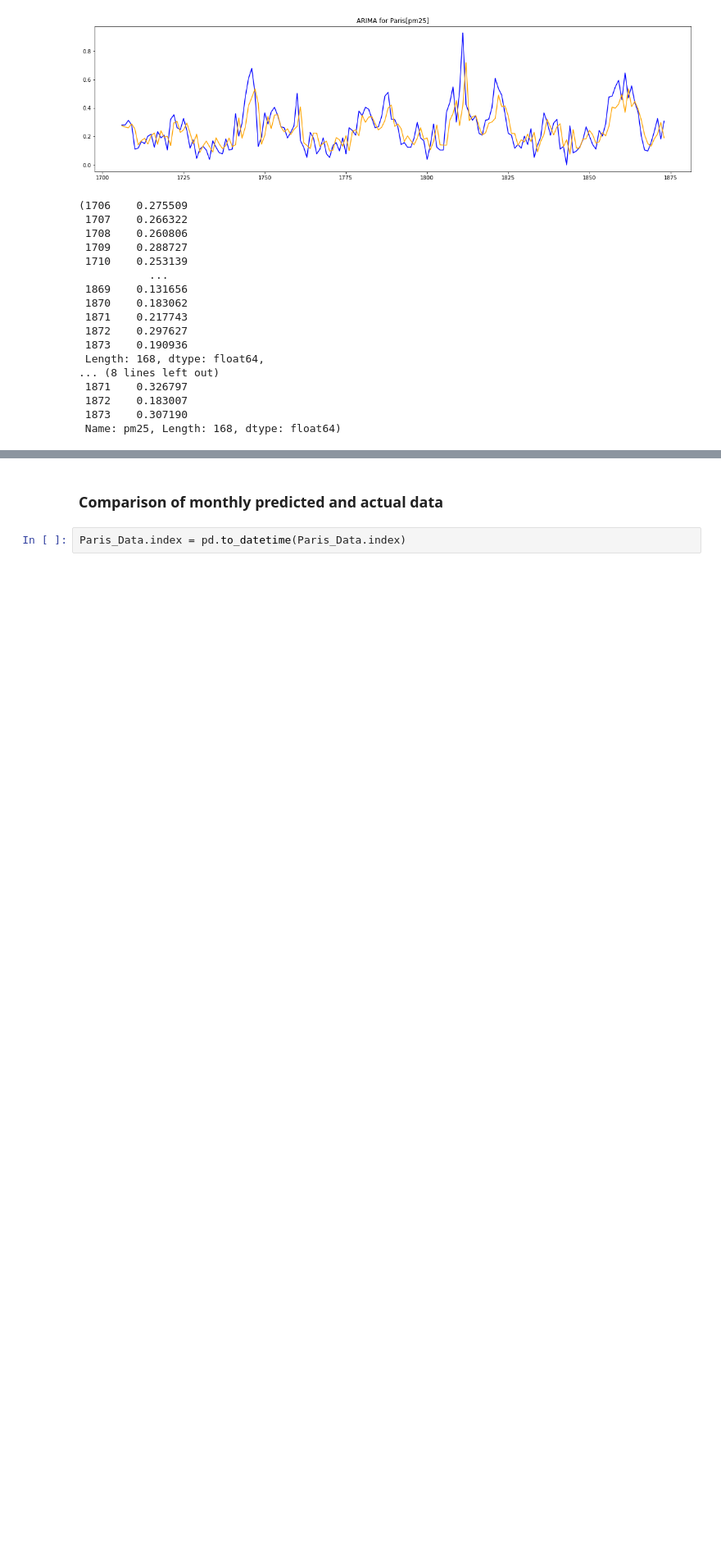
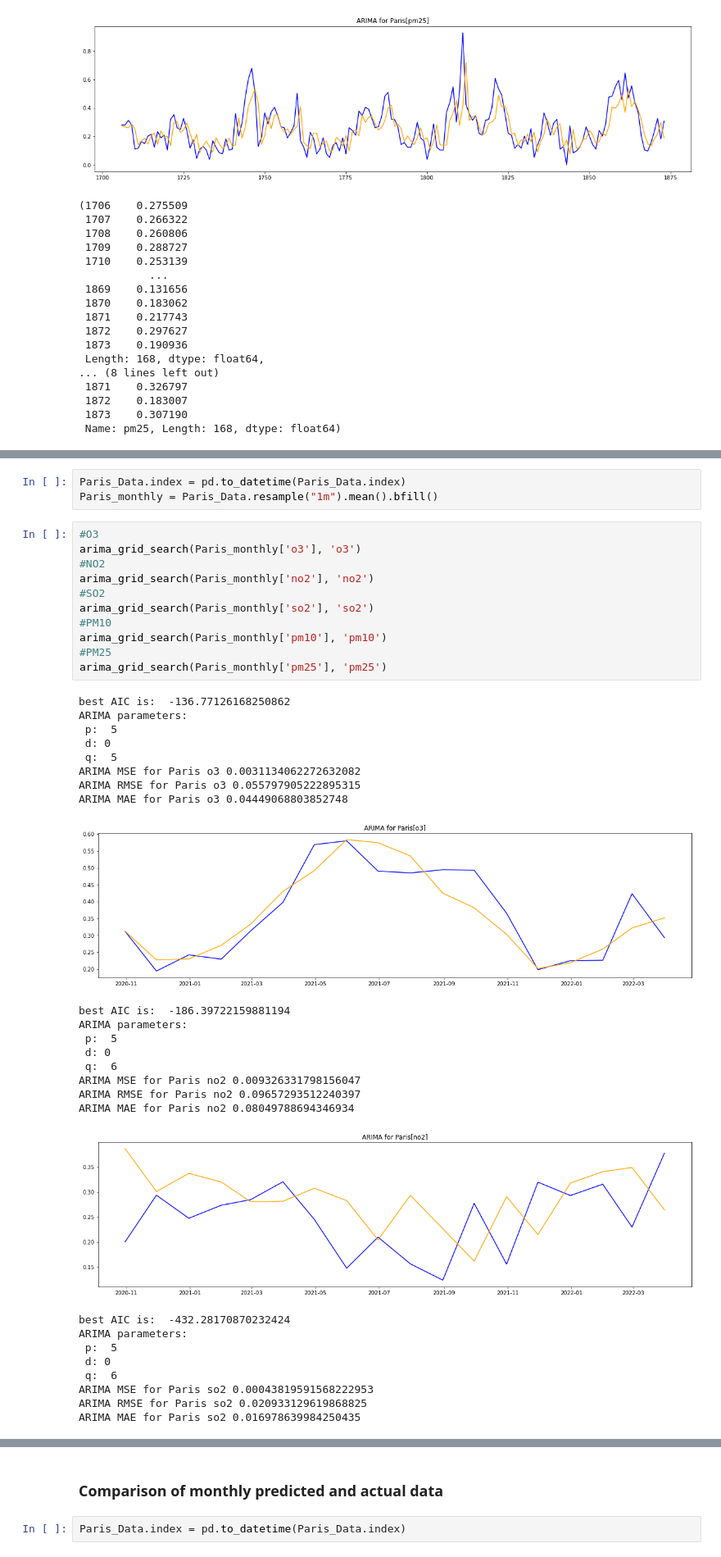
Before and after one commit to pbiti/Air-Pollution-Prediction_diploma-thesis, a Jupyter notebook: Paris/Paris_ARIMA.ipynb, the cells around one changed output, grey strips where cells are left out. Shown at 82% size. Drawn from its saved outputs; the diff is of its cells as text; blank space fills up the shorter version.

```diff
--- a/Paris/Paris_ARIMA.ipynb
+++ b/Paris/Paris_ARIMA.ipynb
@@ -657,0 +605,41 @@ ARIMA MAE for Paris[PM25]:0.10039556239946423
+# %%
+Paris_Data.index = pd.to_datetime(Paris_Data.index)
+Paris_monthly = Paris_Data.resample("1m").mean().bfill()
+# %%
+#O3
+arima_grid_search(Paris_monthly['o3'], 'o3')
+#NO2
+arima_grid_search(Paris_monthly['no2'], 'no2')
+#SO2
+arima_grid_search(Paris_monthly['so2'], 'so2')
+#PM10
+arima_grid_search(Paris_monthly['pm10'], 'pm10')
+#PM25
+arima_grid_search(Paris_monthly['pm25'], 'pm25')
+# %% [output]
+best AIC is:  -136.77126168250862
+ARIMA parameters:
+ p:  5
+ d: 0
+ q:  5
+ARIMA MSE for Paris o3 0.0031134062272632082
+ARIMA RMSE for Paris o3 0.055797905222895315
+ARIMA MAE for Paris o3 0.04449068803852748
+[figure, added]
+best AIC is:  -186.39722159881194
+ARIMA parameters:
+ p:  5
+ d: 0
+ q:  6
+ARIMA MSE for Paris no2 0.009326331798156047
+ARIMA RMSE for Paris no2 0.09657293512240397
+ARIMA MAE for Paris no2 0.08049788694346934
+[figure, added]
+best AIC is:  -432.28170870232424
+ARIMA parameters:
+ p:  5
+ d: 0
+ q:  6
+ARIMA MSE for Paris so2 0.00043819591568222953
+ARIMA RMSE for Paris so2 0.020933129619868825
+ARIMA MAE for Paris so2 0.016978639984250435
```
Also changed, not shown: parts of 10 cells of this notebook, 3 other files.
